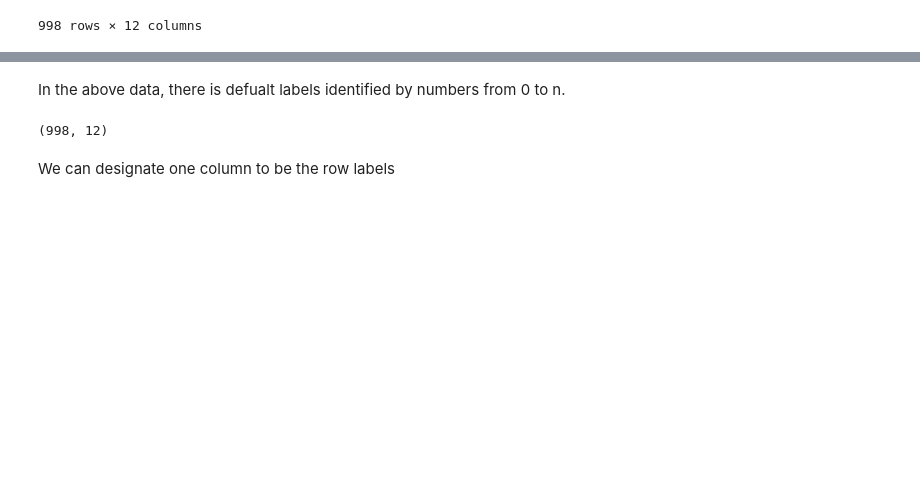
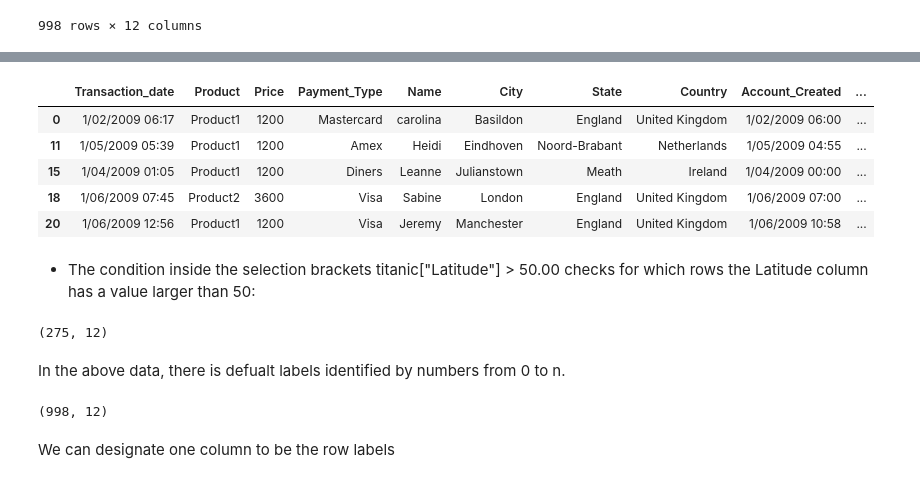
Before and after one commit to ghatanisuresh/DataScience_tutorial, a Jupyter notebook: DS.ipynb, the cells around one changed output, grey strips where cells are left out. Cells and saved outputs as stored; diff of their text form; code cells hidden in the pictures; blank space fills up the shorter version.

```diff
--- a/DS.ipynb
+++ b/DS.ipynb
@@ -387,3 +667,21 @@ df
+# %%
+# filitering dataframe latitude having more than 50.00 value.
+lat_above = df[df['Latitude'] > 50.00]
+lat_above.head()
+# %% [output]
+|  | Transaction_date | Product | Price | Payment_Type | Name | City | State | Country | Account_Created | ... |
+| 0 | 1/02/2009 06:17 | Product1 | 1200 | Mastercard | carolina | Basildon | England | United Kingdom | 1/02/2009 06:00 | ... |
+| 11 | 1/05/2009 05:39 | Product1 | 1200 | Amex | Heidi | Eindhoven | Noord-Brabant | Netherlands | 1/05/2009 04:55 | ... |
+| 15 | 1/04/2009 01:05 | Product1 | 1200 | Diners | Leanne | Julianstown | Meath | Ireland | 1/04/2009 00:00 | ... |
+| 18 | 1/06/2009 07:45 | Product2 | 3600 | Visa | Sabine | London | England | United Kingdom | 1/06/2009 07:00 | ... |
+| 20 | 1/06/2009 12:56 | Product1 | 1200 | Visa | Jeremy | Manchester | England | United Kingdom | 1/06/2009 10:58 | ... |
+# %% [markdown]
+* The condition inside the selection brackets titanic["Latitude"] > 50.00 checks for which rows the Latitude column has a value larger than 50:
+# %%
+# check the shape of new-filtered dataframe
+lat_above.shape
+# %% [output]
+(275, 12)
 # %% [markdown]
 In the above data, there is defualt labels identified by numbers from 0 to n.
 # %%
```
Also changed, not shown: parts of 39 cells of this notebook.
